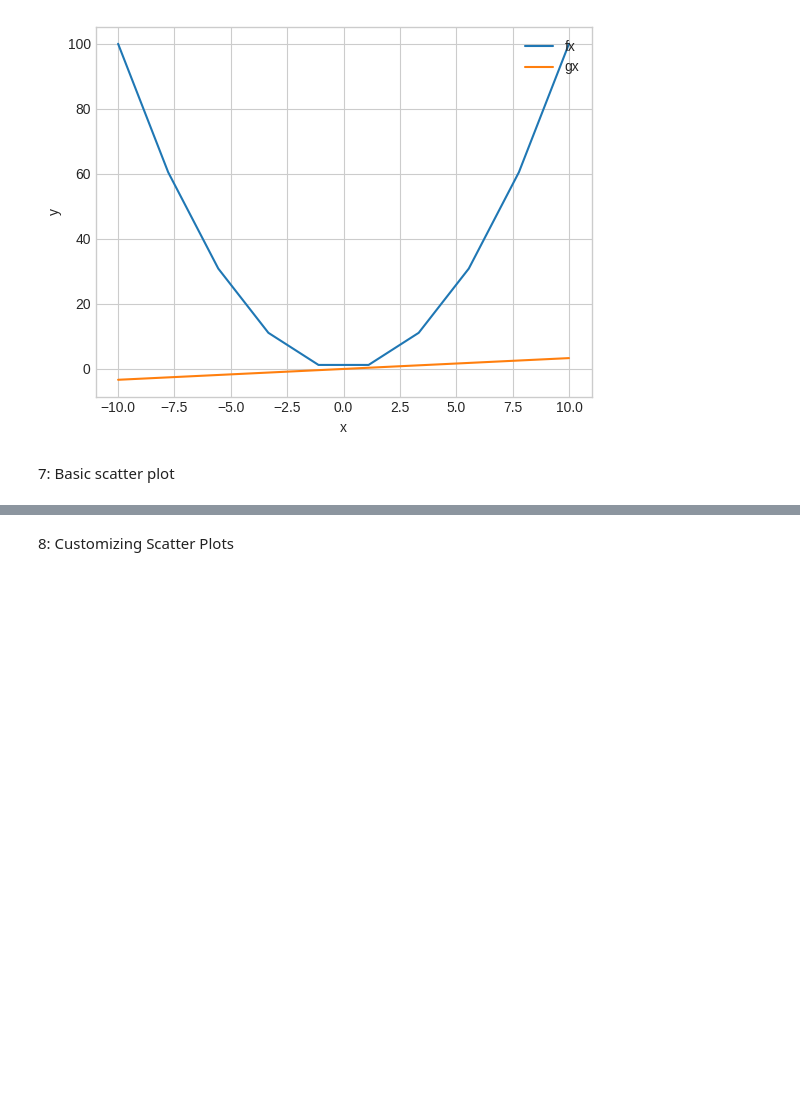
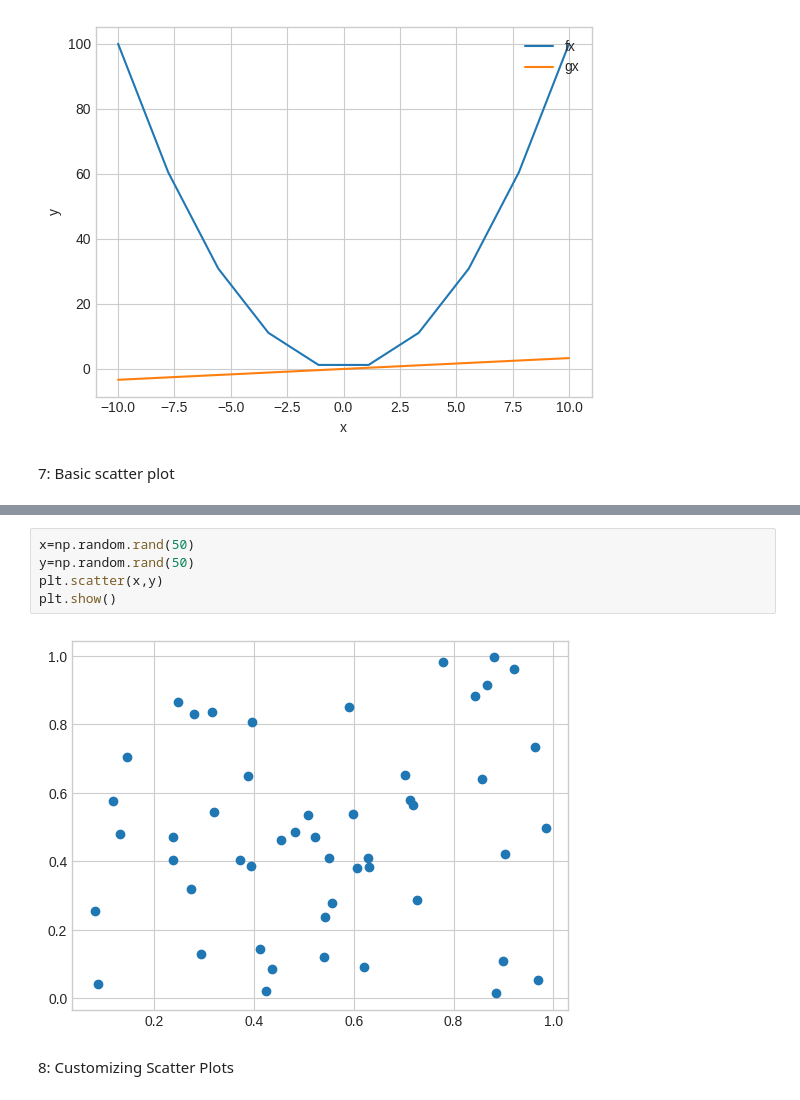
Before and after one commit to surafelmeharihaile-ai/Data110, a Jupyter notebook: Week3_assignment_SurafelHaile_Data_110.ipynb, the cells around one changed output, grey strips where cells are left out. Cells and saved outputs as stored; diff of their text form; blank space fills up the shorter version.

```diff
--- a/Week3_assignment_SurafelHaile_Data_110.ipynb
+++ b/Week3_assignment_SurafelHaile_Data_110.ipynb
@@ -224,2 +219,9 @@ plt.show()
+# %%
+x=np.random.rand(50)
+y=np.random.rand(50)
+plt.scatter(x,y)
+plt.show()
+# %% [output]
+[figure, added]
 # %% [markdown]
 8: Customizing Scatter Plots
```
Also changed, not shown: parts of 16 cells of this notebook.
